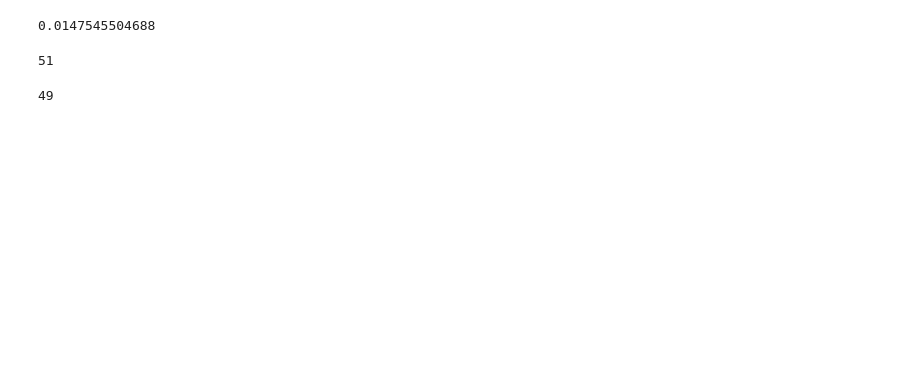
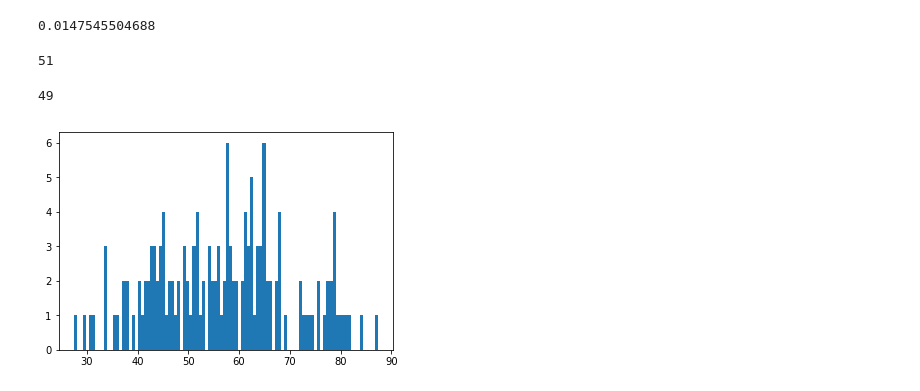
Before and after one commit to rhythmswing/ClimateFragility, a Jupyter notebook: Code/ICM_E.ipynb, the cells around one changed output. Saved outputs shown, nothing was run; the diff lists cells and outputs as text; code cells hidden in the pictures; blank space fills up the shorter version.

Commit message:
update code and data

```diff
--- a/Code/ICM_E.ipynb
+++ b/Code/ICM_E.ipynb
@@ -404,3 +419,8 @@ reverse_num(df_fragile.FSI,df_fragile.EPI,df_fragile.fragility)
 (df_fragile.EPI<50).sum()
 # %% [output]
 49
+# %%
+plt.hist(EPI_data,100)
+plt.show()
+# %% [output]
+[figure, added]
```
Also changed, not shown: parts of 9 cells of this notebook, 1 other file.
